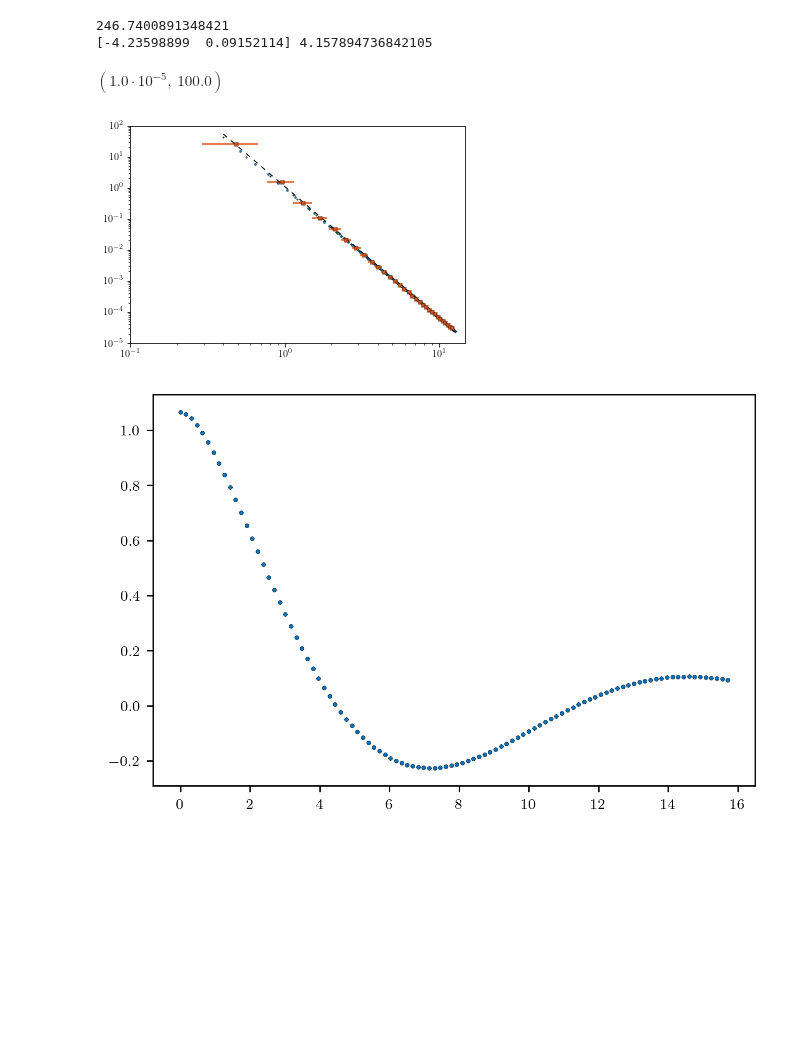
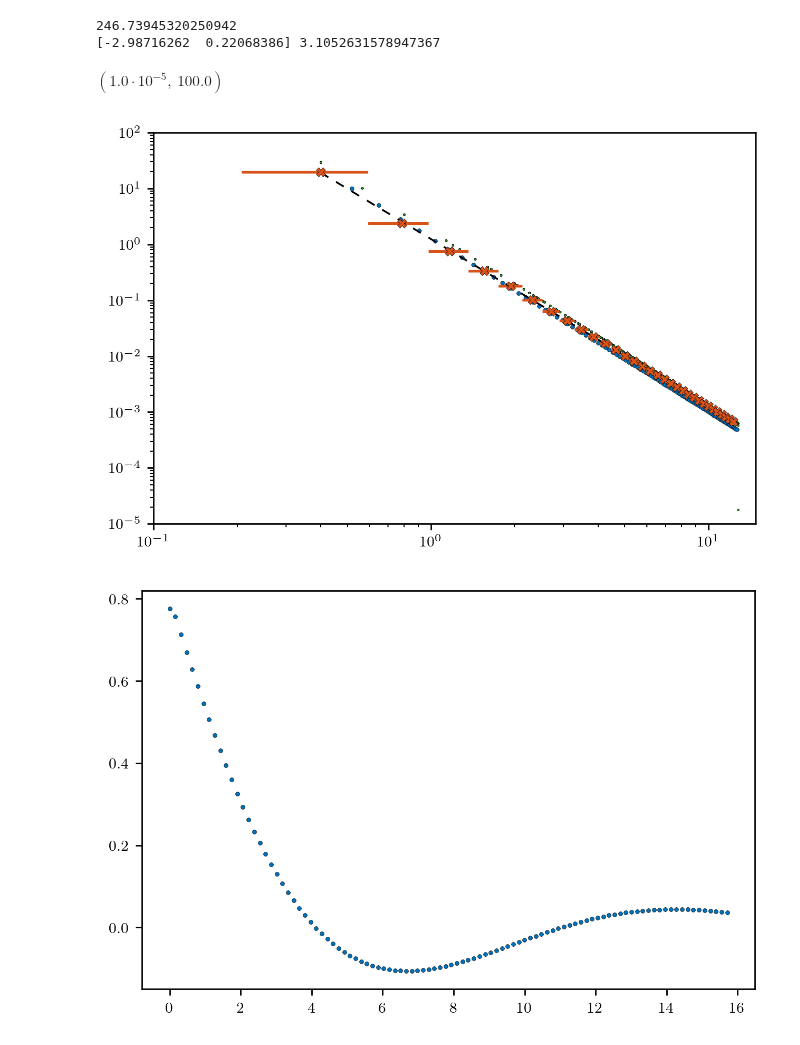
Before and after one commit to mab68/Kea, a Jupyter notebook: example_notebooks/methods/acf.ipynb, the cells around one changed output. Cells and saved outputs as stored; diff of their text form; code cells hidden in the pictures; blank space fills up the shorter version.

```diff
--- a/example_notebooks/methods/acf.ipynb
+++ b/example_notebooks/methods/acf.ipynb
@@ -85,7 +85,7 @@ plt.plot(bin_l[:N], bin_acf[:N], linewidth=1., linestyle=(0, (5,5)), color='blac
 # %%
-IDX = 15
+IDX = 10
 kmin = 2.*np.pi/L
 kmax = N * np.pi / L
 a = -alphas[IDX]
-print(2./(2.*np.pi) * (kmax**(2-a)/(2-a) - kmin**(2-a)/(2-a)))
+print(a, 2./(2.*np.pi) * (kmax**(2-a)/(2-a) - kmin**(2-a)/(2-a)))
 # %% [output]
@@ -136,36 +135,36 @@ $\displaystyle - 0.000565314633121089 {{}_{1}F_{2}\left(\begin{matrix} -1.078947
 # %%
 lam_E = sp.lambdify(k, Ef, modules=['scipy', 'numpy', 'mpmath'])
 for _k in np.linspace(0., np.pi*N/L, 100):
     plt.scatter(_k, lam_E(_k), marker='o', s=5., color=c[0], zorder=2, linewidth=0.2, edgecolor='black')
 
 kD, fekD = per_spectra.modal_spectrum(fields[IDX], lenn=phys_dims)
 print(np.nansum(fekD))
 km, fekm, width = statistics_base.bin_data(spectra_base.wavenumber_mesh(kD), fekD,
     bin_func=np.nanmean, min_bin=dk, max_bin=None,
-    ignore_nan=False, norm_bin_size=True, bin_loc='true_center',
+    ignore_nan=False, norm_bin_size=True, bin_loc='left',
     cut_excess=True, nan_small=False)
 
 fekm = fekm * width
 
 plt.scatter(spectra_base.wavenumber_mesh(kD), fekD, marker='.', s=5., color=c[2], zorder=0, linewidth=0.2, edgecolor='black')
 
 plt.scatter(km, fekm, marker='X', s=5., color=c[1], zorder=2, linewidth=0.2, edgecolor='black')
 plt.errorbar(km, fekm, xerr=width/2., linestyle='None', marker='X', markersize=5., color=c[1], zorder=2, markeredgewidth=0.2, markeredgecolor='black')#, marker='X', s=5., color=c[1], zorder=2, linewidth=0.2, edgecolor='black')
 
 z, xx, p = fit_base.fit_powerlaw(km, fekm, kmin, kmax)
 print(z, a)
 
 plt.plot(xx, p, linewidth=1., linestyle=(0, (5,5)), color='black')
 
 plt.loglog()
 
 plt.xlim((kmin-0.3, (N+10)*np.pi/L))
 plt.ylim((1e-5, 1e2))
 # %% [output]
-246.7400891348421
-[-4.23598899  0.09152114] 4.157894736842105
+246.73945320250942
+[-2.98716262  0.22068386] 3.1052631578947367
 $\displaystyle \left( 1.0 \cdot 10^{-5}, \  100.0\right)$
-[figure, old version]
+[figure, new version]
 # %%
 lam_int = sp.lambdify((k, sp_l), sp_int2, modules=['scipy', 'numpy'])
 
@@ -181,7 +180,7 @@ for _l in np.linspace(0., L, 100):
 #for _k in np.linspace(0., np.pi*N/L, 100):
 #plt.scatter(_k, lam_E(_k), marker='o', s=5., color=c[0], zorder=2, linewidth=0.2, edgecolor='black')
 # %% [output]
-[figure, old version]
+[figure, new version]
 # %%
 
 lam_acf = sp.lambdify(sp_l, sp_acf, modules=['scipy', 'numpy', 'mpmath'])
```
Also changed, not shown: parts of 6 cells of this notebook, 12 other files.
